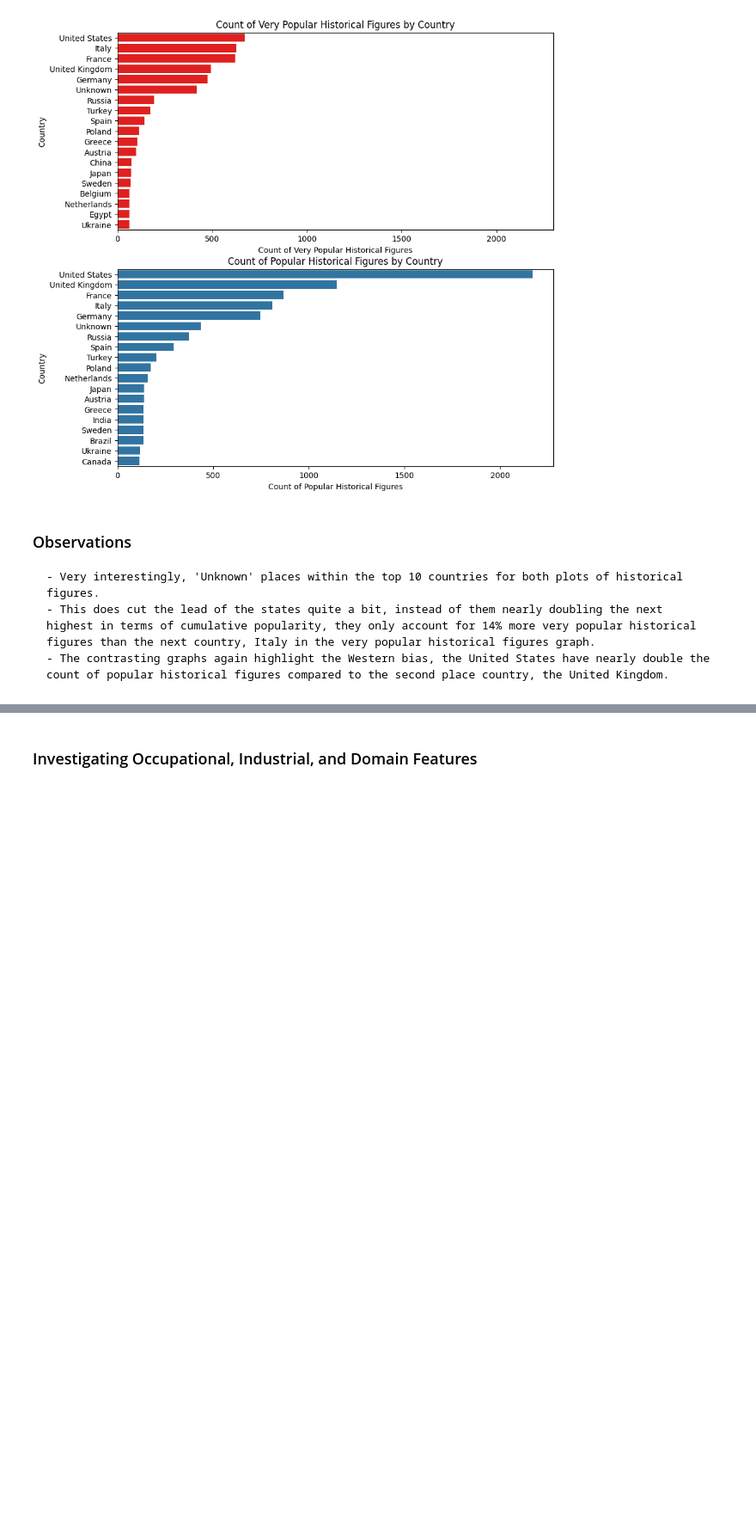
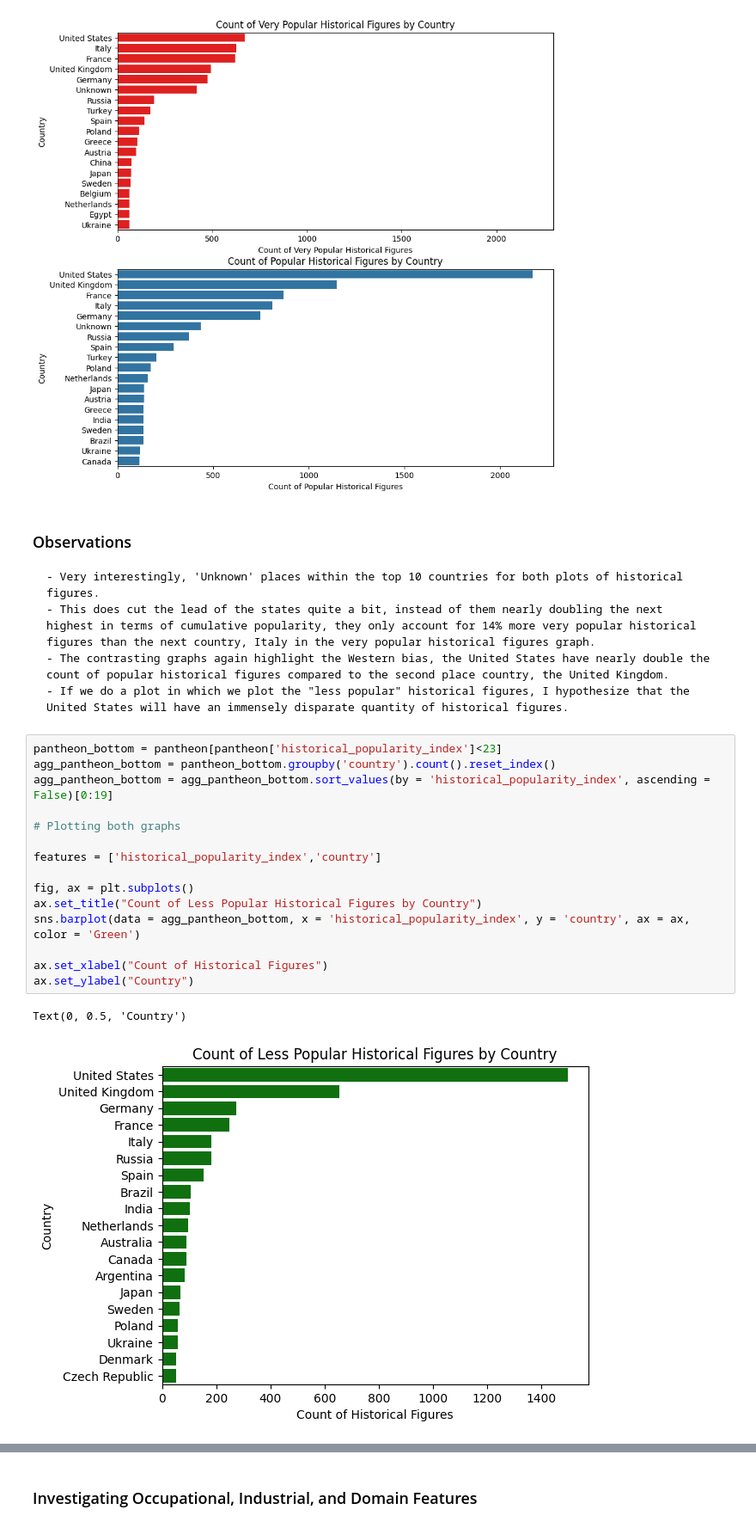
Before and after one commit to SeanG347/kaggle-projects, a Jupyter notebook: historical-popularity-index-analysis.ipynb, the cells around one changed output, grey strips where cells are left out. Shown at 86% size. Cells and saved outputs as stored; diff of their text form; blank space fills up the shorter version.

Commit message:
Kaggle Notebook | Historical Popularity Index Analysis | Version 8

```diff
--- a/historical-popularity-index-analysis.ipynb
+++ b/historical-popularity-index-analysis.ipynb
@@ -211,3 +213,22 @@ Text(0, 0.5, 'Country')
     - Very interestingly, 'Unknown' places within the top 10 countries for both plots of historical figures.
     - This does cut the lead of the states quite a bit, instead of them nearly doubling the next highest in terms of cumulative popularity, they only account for 14% more very popular historical figures than the next country, Italy in the very popular historical figures graph.
     - The contrasting graphs again highlight the Western bias, the United States have nearly double the count of popular historical figures compared to the second place country, the United Kingdom.
+    - If we do a plot in which we plot the "less popular" historical figures, I hypothesize that the United States will have an immensely disparate quantity of historical figures.
+# %%
+pantheon_bottom = pantheon[pantheon['historical_popularity_index']<23]
+agg_pantheon_bottom = pantheon_bottom.groupby('country').count().reset_index()
+agg_pantheon_bottom = agg_pantheon_bottom.sort_values(by = 'historical_popularity_index', ascending = False)[0:19]
+
+# Plotting both graphs
+
+features = ['historical_popularity_index','country']
+
+fig, ax = plt.subplots()
+ax.set_title("Count of Less Popular Historical Figures by Country")
+sns.barplot(data = agg_pantheon_bottom, x = 'historical_popularity_index', y = 'country', ax = ax, color = 'Green')
+
+ax.set_xlabel("Count of Historical Figures")
+ax.set_ylabel("Country")
+# %% [output]
+Text(0, 0.5, 'Country')
+[figure, added]
```
Also changed, not shown: parts of 4 cells of this notebook.
